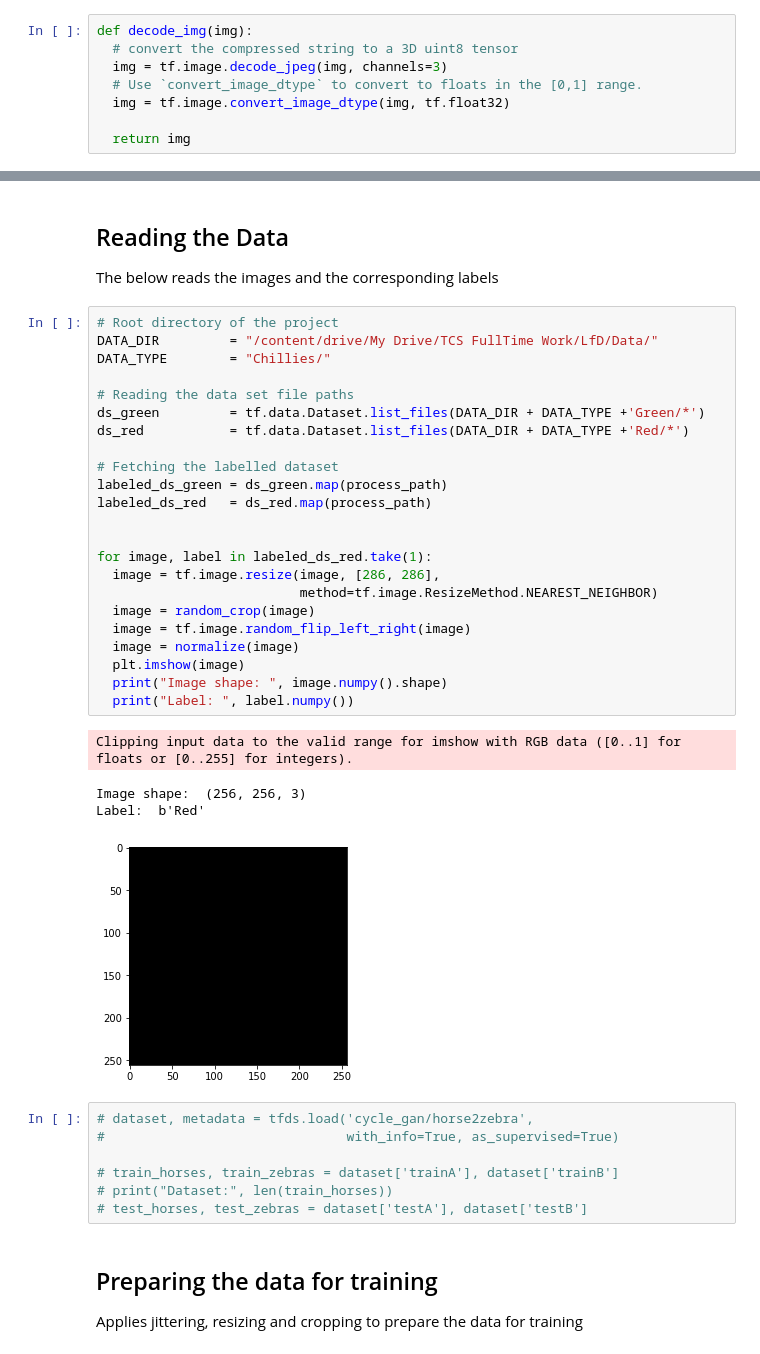
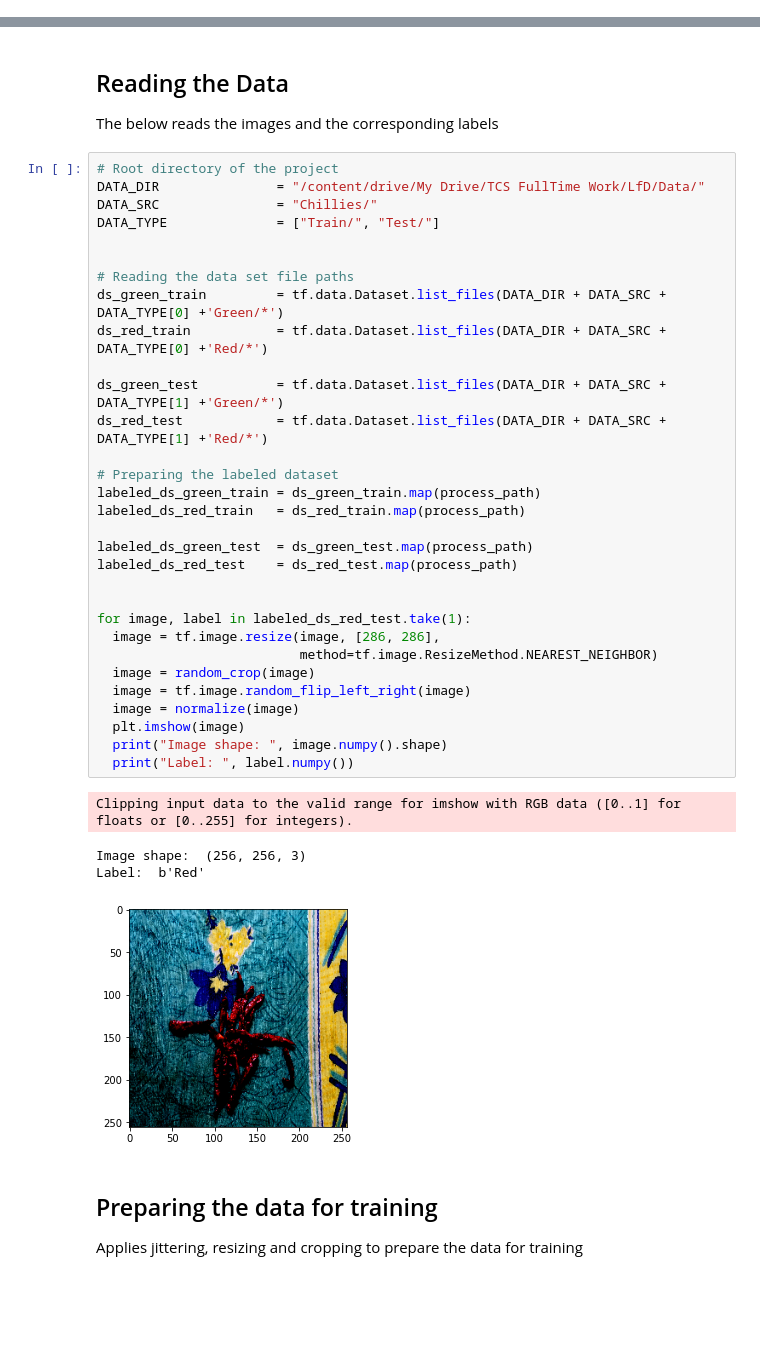
Before and after one commit to adityajain07/CycleGAN-LfD, a Jupyter notebook: CycleGAN_LfD.ipynb, the cells around one changed output, grey strips where cells are left out. Drawn from its saved outputs; the diff is of its cells as text; blank space fills up the shorter version.

```diff
--- a/CycleGAN_LfD.ipynb
+++ b/CycleGAN_LfD.ipynb
@@ -75,8 +56,0 @@ def preprocess_image_test(image, label):
-# %%
-def decode_img(img):
-  # convert the compressed string to a 3D uint8 tensor
-  img = tf.image.decode_jpeg(img, channels=3)
-  # Use `convert_image_dtype` to convert to floats in the [0,1] range.
-  img = tf.image.convert_image_dtype(img, tf.float32)
-
-  return img
@@ -104,39 +128,40 @@ IMG_HEIGHT  = 256
 The below reads the images and the corresponding labels
 # %%
 # Root directory of the project
-DATA_DIR         = "/content/drive/My Drive/TCS FullTime Work/LfD/Data/"
-DATA_TYPE        = "Chillies/"
+DATA_DIR               = "/content/drive/My Drive/TCS FullTime Work/LfD/Data/"
+DATA_SRC               = "Chillies/"
+DATA_TYPE              = ["Train/", "Test/"]
+
 
 # Reading the data set file paths
-ds_green         = tf.data.Dataset.list_files(DATA_DIR + DATA_TYPE +'Green/*')
-ds_red           = tf.data.Dataset.list_files(DATA_DIR + DATA_TYPE +'Red/*')
+ds_green_train         = tf.data.Dataset.list_files(DATA_DIR + DATA_SRC + DATA_TYPE[0] +'Green/*')
+ds_red_train           = tf.data.Dataset.list_files(DATA_DIR + DATA_SRC + DATA_TYPE[0] +'Red/*')
 
-# Fetching the labelled dataset
-labeled_ds_green = ds_green.map(process_path)
-labeled_ds_red   = ds_red.map(process_path)
+ds_green_test          = tf.data.Dataset.list_files(DATA_DIR + DATA_SRC + DATA_TYPE[1] +'Green/*')
+ds_red_test            = tf.data.Dataset.list_files(DATA_DIR + DATA_SRC + DATA_TYPE[1] +'Red/*')
+
+# Preparing the labeled dataset
+labeled_ds_green_train = ds_green_train.map(process_path)
+labeled_ds_red_train   = ds_red_train.map(process_path)
+
+labeled_ds_green_test  = ds_green_test.map(process_path)
+labeled_ds_red_test    = ds_red_test.map(process_path)
 
 
-for image, label in labeled_ds_red.take(1):
+for image, label in labeled_ds_red_test.take(1):
   image = tf.image.resize(image, [286, 286],
                           method=tf.image.ResizeMethod.NEAREST_NEIGHBOR)
   image = random_crop(image)
   image = tf.image.random_flip_left_right(image)
   image = normalize(image)
   plt.imshow(image)
   print("Image shape: ", image.numpy().shape)
   print("Label: ", label.numpy())
 # %% [output]
 Clipping input data to the valid range for imshow with RGB data ([0..1] for floats or [0..255] for integers).
 Image shape:  (256, 256, 3)
 Label:  b'Red'
-[figure, old version]
+[figure, new version]
-# %%
-# dataset, metadata = tfds.load('cycle_gan/horse2zebra',
-#                               with_info=True, as_supervised=True)
-
-# train_horses, train_zebras = dataset['trainA'], dataset['trainB']
-# print("Dataset:", len(train_horses))
-# test_horses, test_zebras = dataset['testA'], dataset['testB']
 # %% [markdown]
 ## Preparing the data for training
 Applies jittering, resizing and cropping to prepare the data for training
```
Also changed, not shown: parts of 22 cells of this notebook.
